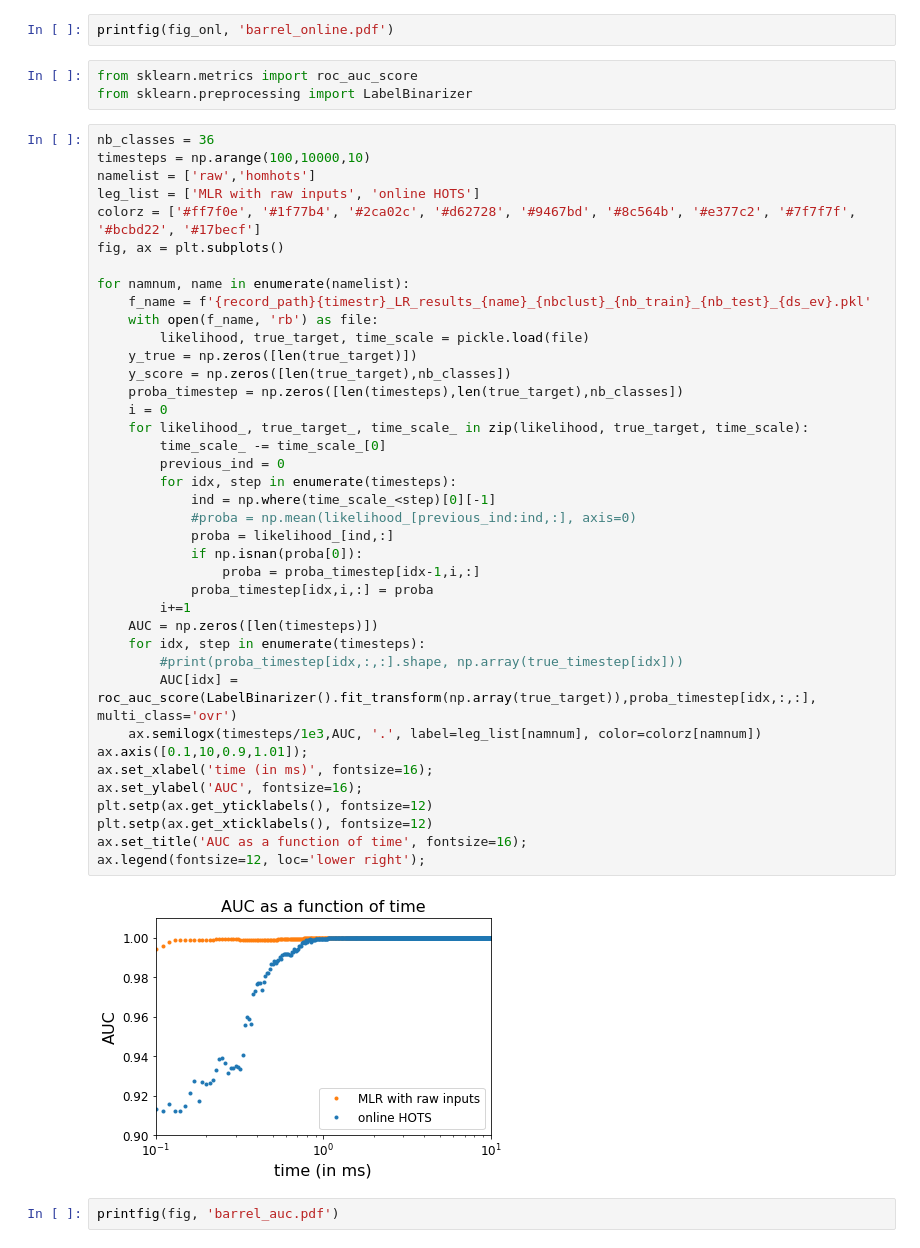
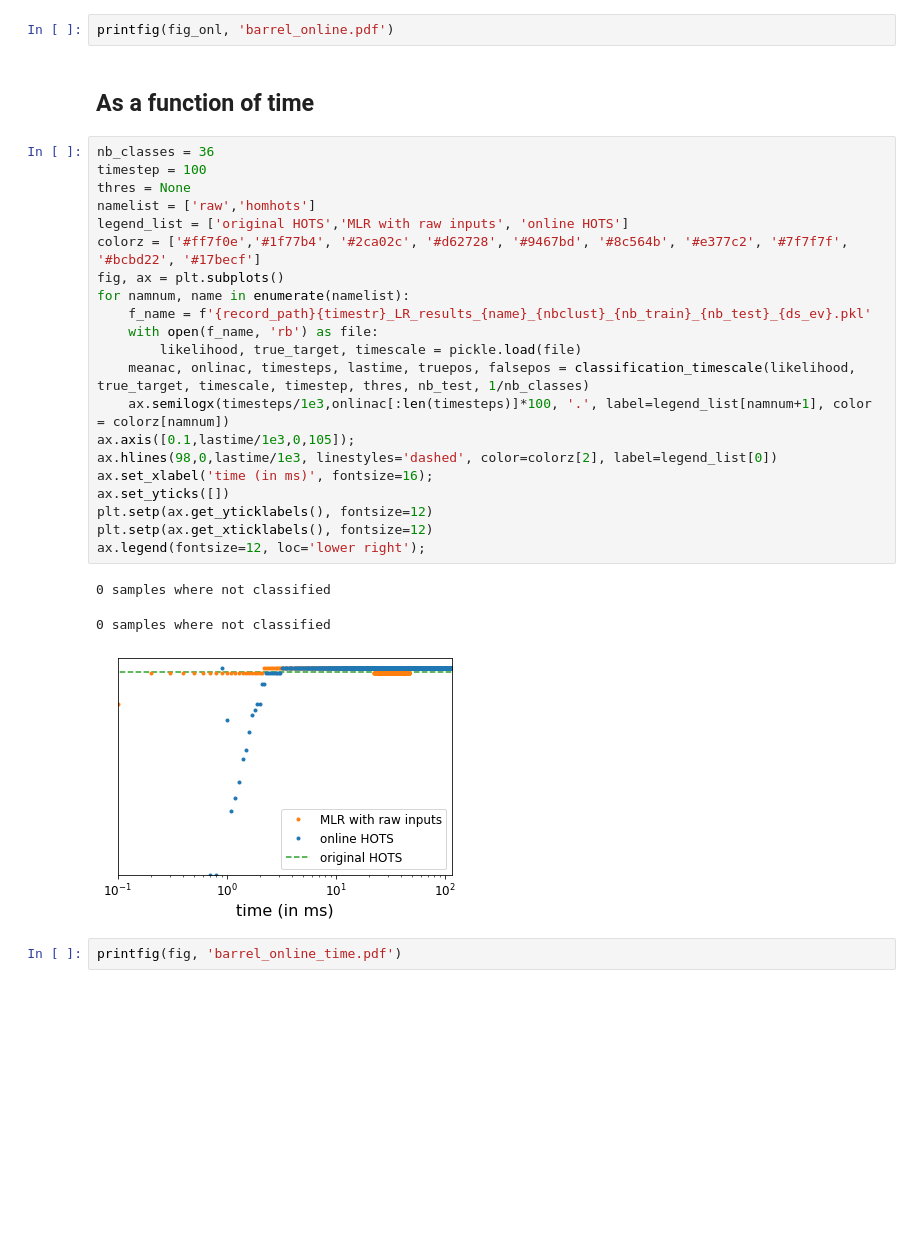
Before and after one commit to SpikeAI/HOTS, a Jupyter notebook: notebooks/RESULTS_01_SimpleAlphabet.ipynb, the cells around one changed output. Drawn from its saved outputs; the diff is of its cells as text; blank space fills up the shorter version.

Commit message:
classification with time

```diff
--- a/notebooks/RESULTS_01_SimpleAlphabet.ipynb
+++ b/notebooks/RESULTS_01_SimpleAlphabet.ipynb
@@ -170,48 +178,31 @@ ax_onl.legend(fontsize=12, loc='lower right');
 # %%
 printfig(fig_onl, 'barrel_online.pdf')
-# %%
-from sklearn.metrics import roc_auc_score
-from sklearn.preprocessing import LabelBinarizer
+# %% [markdown]
+## As a function of time
 # %%
 nb_classes = 36
-timesteps = np.arange(100,10000,10)
+timestep = 100
+thres = None
 namelist = ['raw','homhots']
-leg_list = ['MLR with raw inputs', 'online HOTS']
-colorz = ['#ff7f0e', '#1f77b4', '#2ca02c', '#d62728', '#9467bd', '#8c564b', '#e377c2', '#7f7f7f', '#bcbd22', '#17becf']
+legend_list = ['original HOTS','MLR with raw inputs', 'online HOTS']
+colorz = ['#ff7f0e','#1f77b4', '#2ca02c', '#d62728', '#9467bd', '#8c564b', '#e377c2', '#7f7f7f', '#bcbd22', '#17becf']
 fig, ax = plt.subplots()
-
 for namnum, name in enumerate(namelist):
     f_name = f'{record_path}{timestr}_LR_results_{name}_{nbclust}_{nb_train}_{nb_test}_{ds_ev}.pkl'
     with open(f_name, 'rb') as file:
-        likelihood, true_target, time_scale = pickle.load(file)
-    y_true = np.zeros([len(true_target)])
-    y_score = np.zeros([len(true_target),nb_classes])
-    proba_timestep = np.zeros([len(timesteps),len(true_target),nb_classes])
-    i = 0
-    for likelihood_, true_target_, time_scale_ in zip(likelihood, true_target, time_scale):
-        time_scale_ -= time_scale_[0]
-        previous_ind = 0
-        for idx, step in enumerate(timesteps):
-            ind = np.where(time_scale_<step)[0][-1]
-            #proba = np.mean(likelihood_[previous_ind:ind,:], axis=0)
-            proba = likelihood_[ind,:]
-            if np.isnan(proba[0]):
-                proba = proba_timestep[idx-1,i,:]
-            proba_timestep[idx,i,:] = proba
-        i+=1
-    AUC = np.zeros([len(timesteps)])
-    for idx, step in enumerate(timesteps):
-        #print(proba_timestep[idx,:,:].shape, np.array(true_timestep[idx]))
-        AUC[idx] = roc_auc_score(LabelBinarizer().fit_transform(np.array(true_target)),proba_timestep[idx,:,:], multi_class='ovr')
-    ax.semilogx(timesteps/1e3,AUC, '.', label=leg_list[namnum], color=colorz[namnum])
-ax.axis([0.1,10,0.9,1.01]);
+        likelihood, true_target, timescale = pickle.load(file)
+    meanac, onlinac, timesteps, lastime, truepos, falsepos = classification_timescale(likelihood, true_target, timescale, timestep, thres, nb_test, 1/nb_classes)
+    ax.semilogx(timesteps/1e3,onlinac[:len(timesteps)]*100, '.', label=legend_list[namnum+1], color = colorz[namnum])
+ax.axis([0.1,lastime/1e3,0,105]);
+ax.hlines(98,0,lastime/1e3, linestyles='dashed', color=colorz[2], label=legend_list[0])
 ax.set_xlabel('time (in ms)', fontsize=16);
-ax.set_ylabel('AUC', fontsize=16);
+ax.set_yticks([])
 plt.setp(ax.get_yticklabels(), fontsize=12)
 plt.setp(ax.get_xticklabels(), fontsize=12)
-ax.set_title('AUC as a function of time', fontsize=16);
 ax.legend(fontsize=12, loc='lower right');
 # %% [output]
+0 samples where not classified
+0 samples where not classified
-[figure, old version]
+[figure, new version]
 # %%
-printfig(fig, 'barrel_auc.pdf')
+printfig(fig, 'barrel_online_time.pdf')
```
Also changed, not shown: parts of 4 cells of this notebook, 5 other files.
